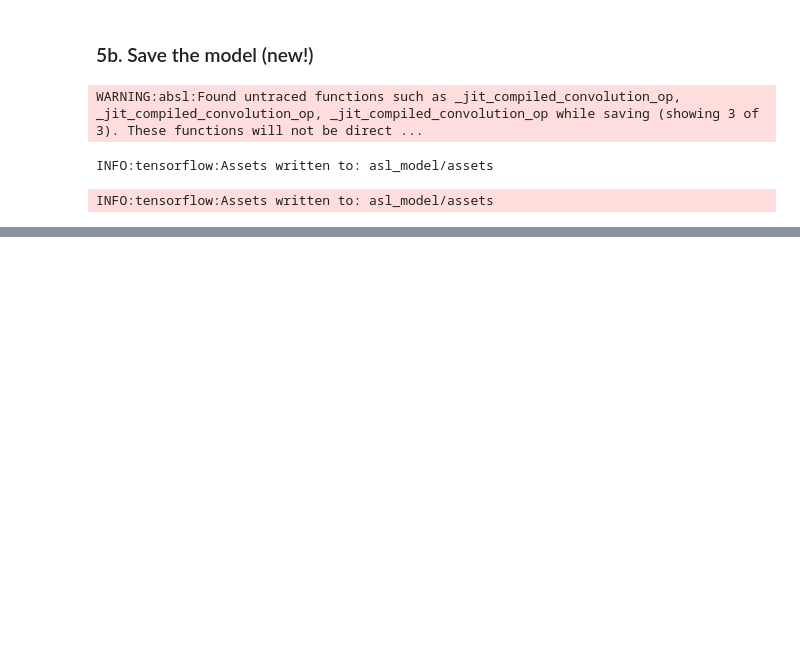
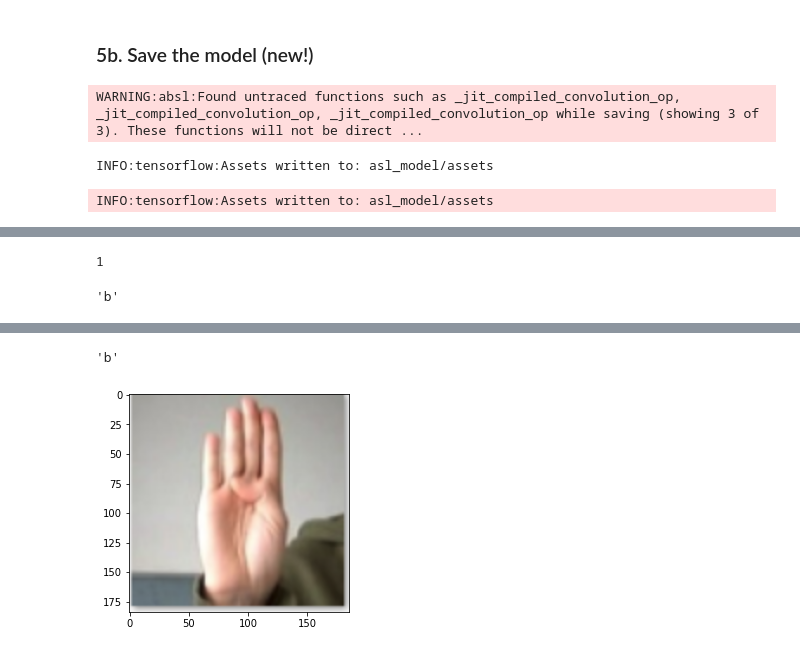
Before and after one commit to felixm3/coursework-workshops-bootcamps-lectures-etc, a Jupyter notebook: nvidia-dli-fundamentals-of-deep-learning/04_asl_data_augmentation.ipynb, the cells around one changed output, grey strips where cells are left out. Saved outputs shown, nothing was run; the diff lists cells and outputs as text; code cells hidden in the pictures; blank space fills up the shorter version.

```diff
--- a/nvidia-dli-fundamentals-of-deep-learning/04_asl_data_augmentation.ipynb
+++ b/nvidia-dli-fundamentals-of-deep-learning/04_asl_data_augmentation.ipynb
@@ -181,0 +238,3 @@ INFO:tensorflow:Assets written to: asl_model/assets
+# %%
+prediction = model.predict(image)
+print(prediction)
@@ -181,0 +249,26 @@ INFO:tensorflow:Assets written to: asl_model/assets
+# %%
+import numpy as np
+np.argmax(prediction)
+# %% [output]
+1
+# %%
+# Alphabet does not contain j or z because they require movement
+alphabet = "abcdefghiklmnopqrstuvwxy"
+# %%
+alphabet[np.argmax(prediction)]
+# %% [output]
+'b'
+# %%
+def predict_letter(file_path):
+    show_image(file_path)
+    image = load_and_scale_image(file_path)
+    image = image_utils.img_to_array(image)
+    image = image.reshape(1,28,28,1)
+    image = image/255
+    prediction = model.predict(image)
+    # convert prediction to letter
+    predicted_letter = alphabet[np.argmax(prediction)]
+    return predicted_letter
+# %%
+predict_letter("data/asl_images/b.png")
+# %% [output]
@@ -181,0 +276,2 @@ INFO:tensorflow:Assets written to: asl_model/assets
+'b'
+[figure, added]
```
Also changed, not shown: parts of 13 cells of this notebook, 3 other files.
